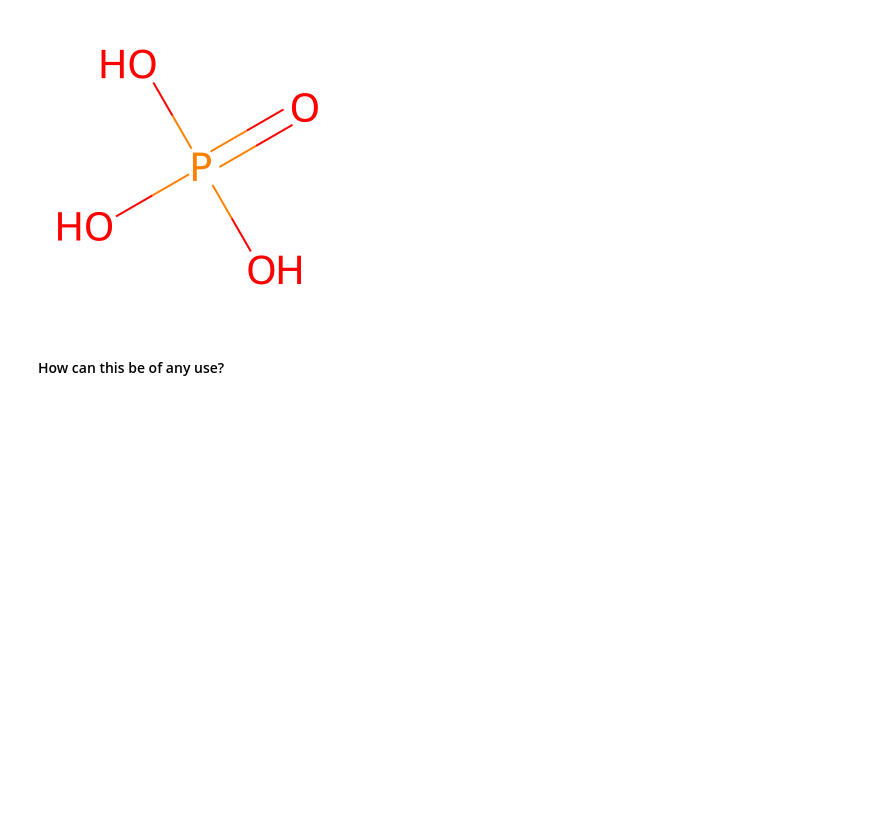
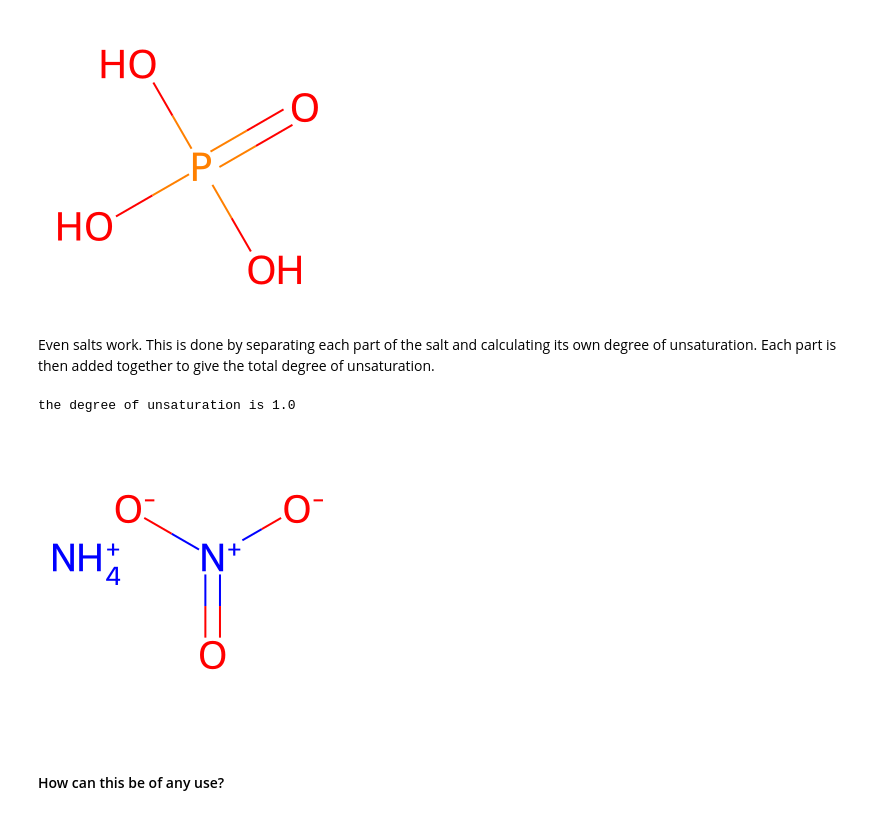
Before and after one commit to amidecar/Explosivity_and_unsaturations, a Jupyter notebook: notebooks/project_report.ipynb, the cells around one changed output. Saved outputs shown, nothing was run; the diff lists cells and outputs as text; code cells hidden in the pictures; blank space fills up the shorter version.

Commit message:
updated insat part on the notebook

```diff
--- a/notebooks/project_report.ipynb
+++ b/notebooks/project_report.ipynb
@@ -468,6 +468,15 @@ phosphate
 # %% [output]
 the degree of unsaturation is 1.0
 [figure]
+# %% [markdown]
+Even salts work. This is done by separating each part of the salt and calculating its own degree of unsaturation. Each part is then added together to give the total degree of unsaturation.
+# %%
+print("the degree of unsaturation is " + str(insat("[NH4+].[N+](=O)([O-])[O-]")))
+ammonium_nitrate = Chem.MolFromSmiles("[NH4+].[N+](=O)([O-])[O-]")
+ammonium_nitrate
+# %% [output]
+the degree of unsaturation is 1.0
+[figure, added]
 # %% [markdown]
 #### How can this be of any use?
 # %% [markdown]
```
Also changed, not shown: 1 other file.
